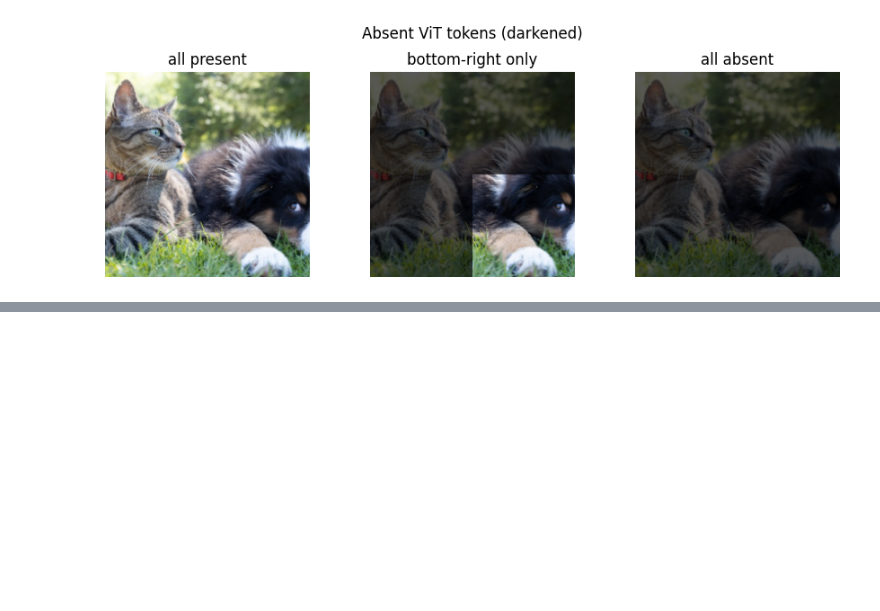
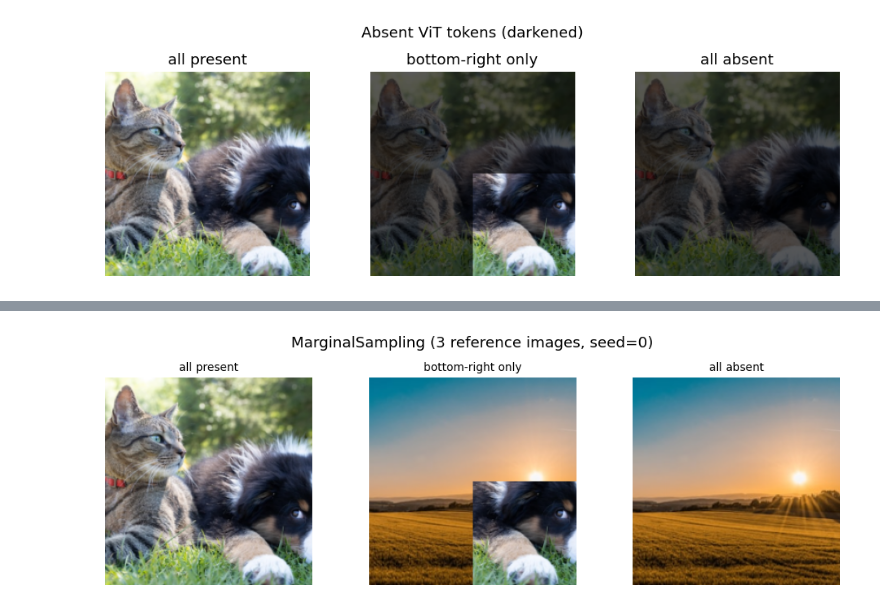
Before and after one commit to S2k-1/shapiq, a Jupyter notebook: src/shapiq/vision/tutorials/supplementary/masking_strategies.ipynb, the cells around one changed output, grey strips where cells are left out. Drawn from its saved outputs; the diff is of its cells as text; code cells hidden in the pictures; blank space fills up the shorter version.

```diff
--- a/src/shapiq/vision/tutorials/supplementary/masking_strategies.ipynb
+++ b/src/shapiq/vision/tutorials/supplementary/masking_strategies.ipynb
@@ -193,0 +220,31 @@ plt.show()
+# %%
+from shapiq.vision.masking import MarginalSampling
+
+# Build a small reference bank (3 unrelated images, same shape as `image`).
+_REF_URLS = [
+    "https://images.unsplash.com/photo-1502672260266-1c1ef2d93688?q=80&w=512",  # interior
+    "https://images.unsplash.com/photo-1500382017468-9049fed747ef?q=80&w=512",  # landscape
+    "https://images.unsplash.com/photo-1490750967868-88aa4486c946?q=80&w=512",  # flowers
+]
+references = np.stack(
+    [
+        np.array(resize(Image.open(BytesIO(requests.get(u, timeout=30).content)).convert("RGB")))
+        for u in _REF_URLS
+    ]
+)
+
+marginal = MarginalSampling(reference_images=references, random_state=0)
+
+batch = np.concatenate([coal for _, coal in coalition_labels], axis=0)
+masked = marginal.apply(image, player_masks, batch)
+
+fig, axes = plt.subplots(1, len(coalition_labels), figsize=(9, 3))
+for ax, (label, _), m in zip(axes, coalition_labels, masked, strict=False):
+    ax.imshow(m.astype(np.uint8))
+    ax.set_title(label, fontsize=9)
+    ax.axis("off")
+plt.suptitle("MarginalSampling (3 reference images, seed=0)")
+plt.tight_layout()
+plt.show()
+# %% [output]
+[figure, added]
```
Also changed, not shown: parts of 8 cells of this notebook, 4 other files.
